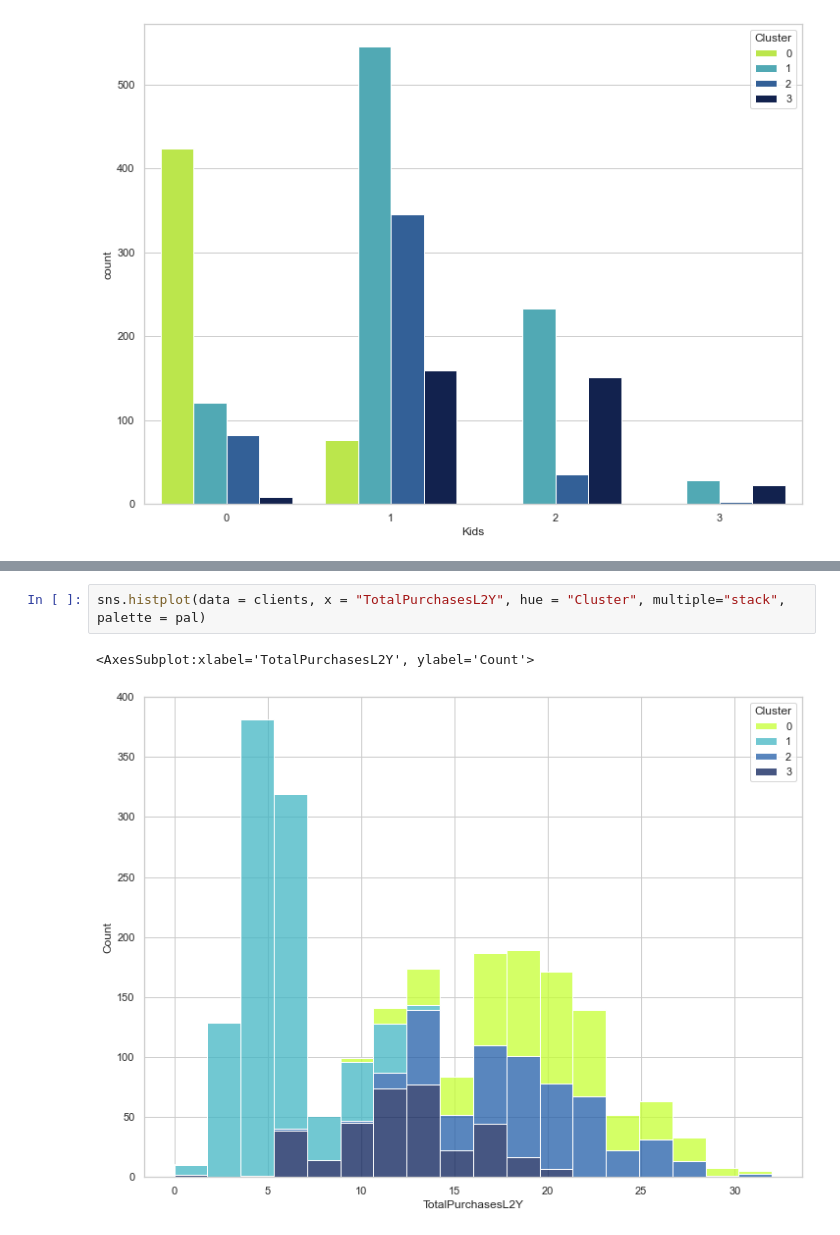
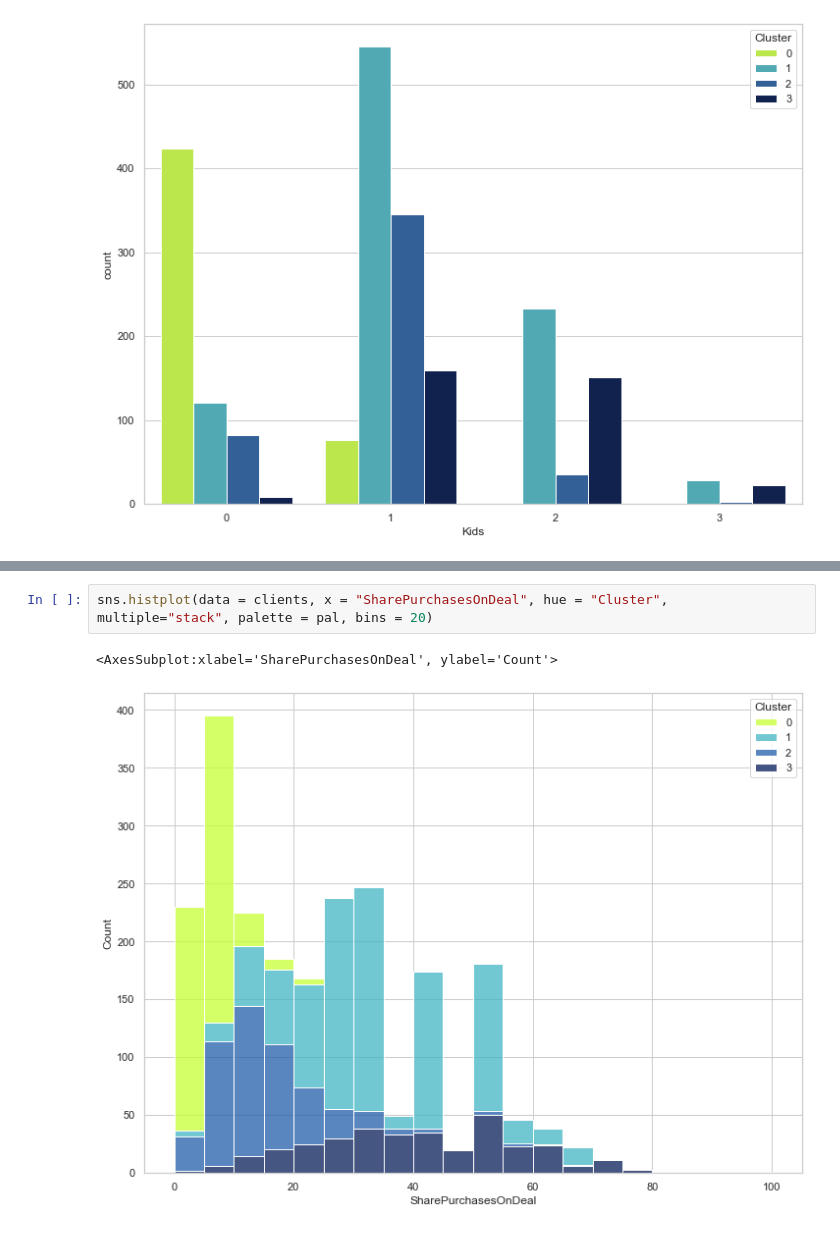
Before and after one commit to mariaperezdeayalas/Customer-Segmentation-Final-Project-, a Jupyter notebook: Notebooks/3. Clustering - KMeans.ipynb, the cells around one changed output, grey strips where cells are left out. Cells and saved outputs as stored; diff of their text form.

```diff
--- a/Notebooks/3. Clustering - KMeans.ipynb
+++ b/Notebooks/3. Clustering - KMeans.ipynb
@@ -163,5 +182,5 @@ sns.histplot(data = clients, x = "Age", hue = "Cluster", multiple="stack", palet
 # %%
-sns.histplot(data = clients, x = "TotalPurchasesL2Y", hue = "Cluster", multiple="stack", palette = pal)
+sns.histplot(data = clients, x = "SharePurchasesOnDeal", hue = "Cluster", multiple="stack", palette = pal, bins = 20)
 # %% [output]
-<AxesSubplot:xlabel='TotalPurchasesL2Y', ylabel='Count'>
+<AxesSubplot:xlabel='SharePurchasesOnDeal', ylabel='Count'>
-[figure, old version]
+[figure, new version]
```
Also changed, not shown: parts of 13 cells of this notebook.
